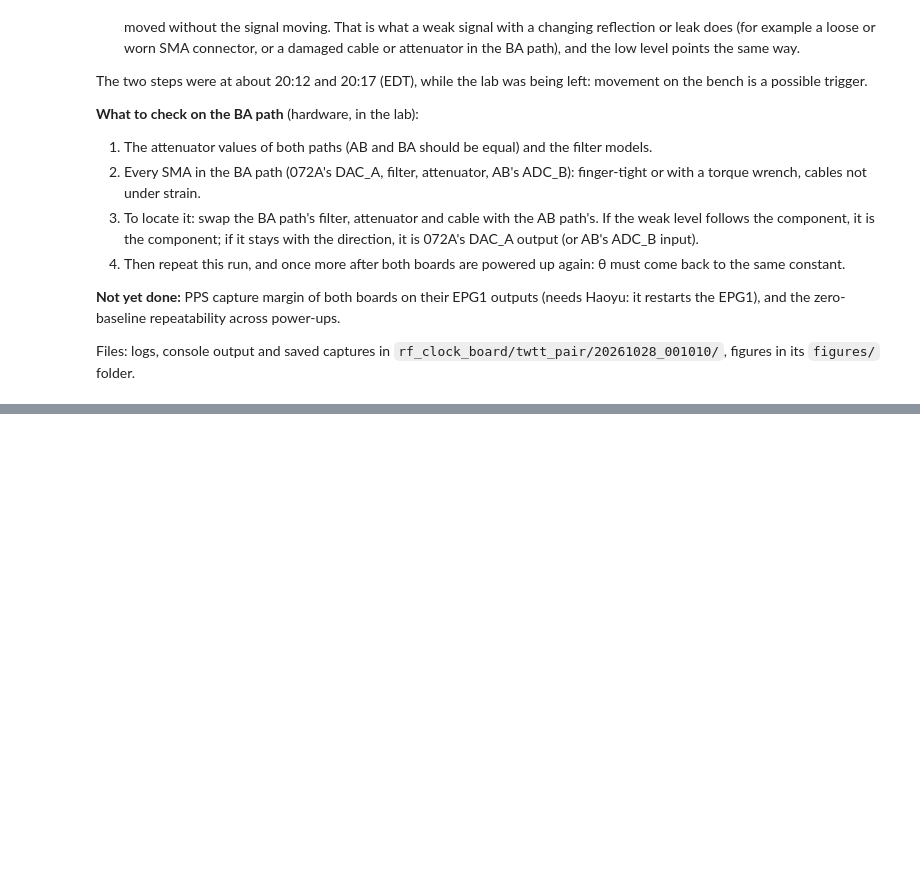
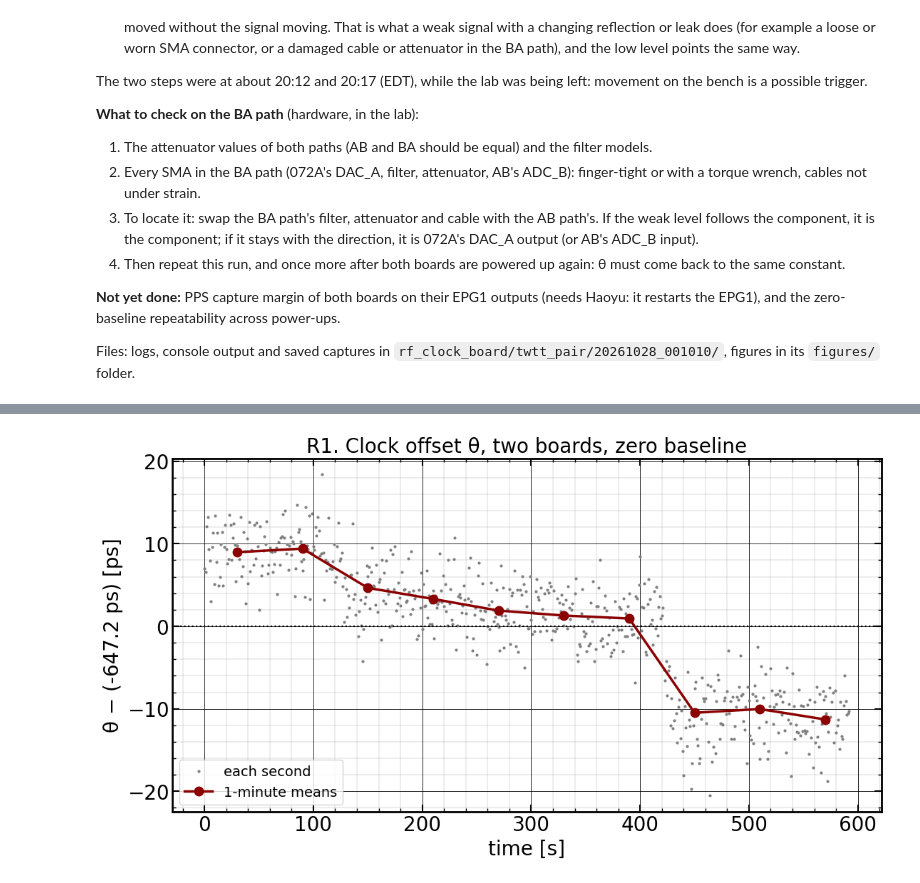
Before and after one commit to felipe-mazzi/PRN, a Jupyter notebook: TWTT_two_board_Oct_27.ipynb, the cells around one changed output, grey strips where cells are left out. Drawn from its saved outputs; the diff is of its cells as text; code cells hidden in the pictures; blank space fills up the shorter version.

```diff
--- a/TWTT_two_board_Oct_27.ipynb
+++ b/TWTT_two_board_Oct_27.ipynb
@@ -466,0 +557,16 @@ Files: logs, console output and saved captures in `rf_clock_board/twtt_pair/2026
+# %%
+def save(fig, name):
+    fig.savefig(FIG / f"{name}.png", dpi=200)
+    fig.savefig(FIG / f"{name}.pdf")
+
+fig, ax = plt.subplots(1, 1, figsize=(11, 6), layout='constrained')
+ax.plot(t, th_ps - th_mean, ".", ms=4, color="grey", label="each second")
+mk = np.array([k + 30 for k, _ in minute]); mv = np.array([m for _, m in minute])
+ax.plot(mk, mv, "o-", color="darkred", ms=9, lw=2.5, label="1-minute means")
+ax.axhline(0, color="k", ls=":", lw=1.5)
+ax.set_xlabel("time [s]"); ax.set_ylabel(f"θ − ({th_mean:+.1f} ps) [ps]")
+ax.set_title("R1. Clock offset θ, two boards, zero baseline", fontsize=20)
+ax.legend(fontsize=14, loc="lower left"); grids(ax)
+save(fig, "report_R1_theta"); plt.show()
+# %% [output]
+[figure, added]
```
Also changed, not shown: parts of 12 cells of this notebook, 11 other files.
